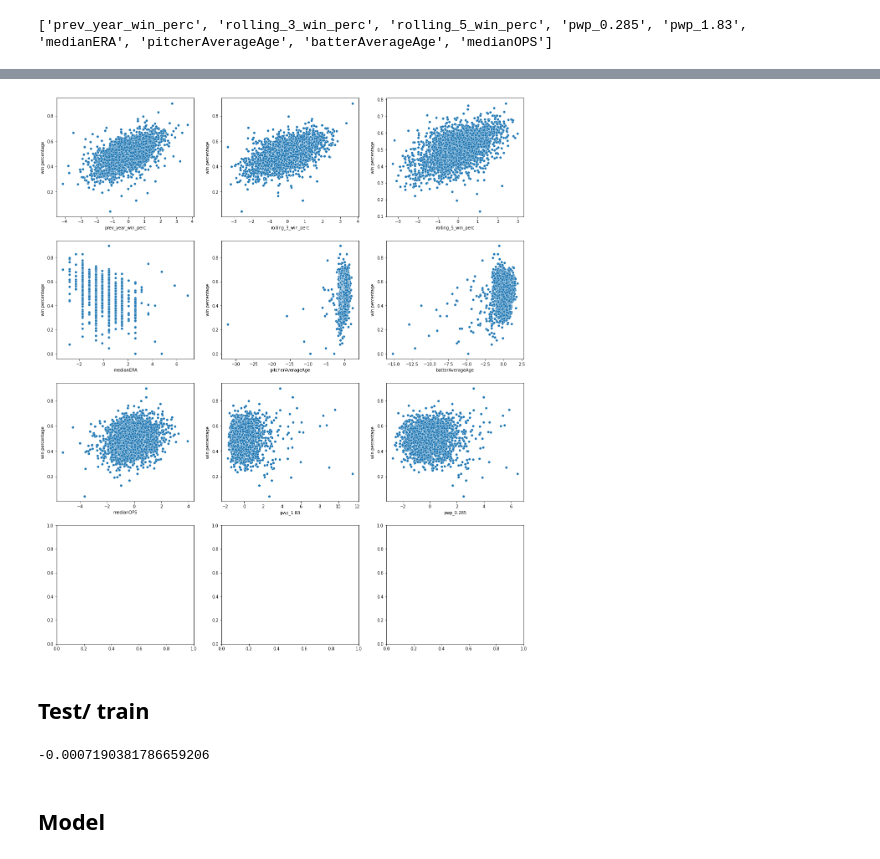
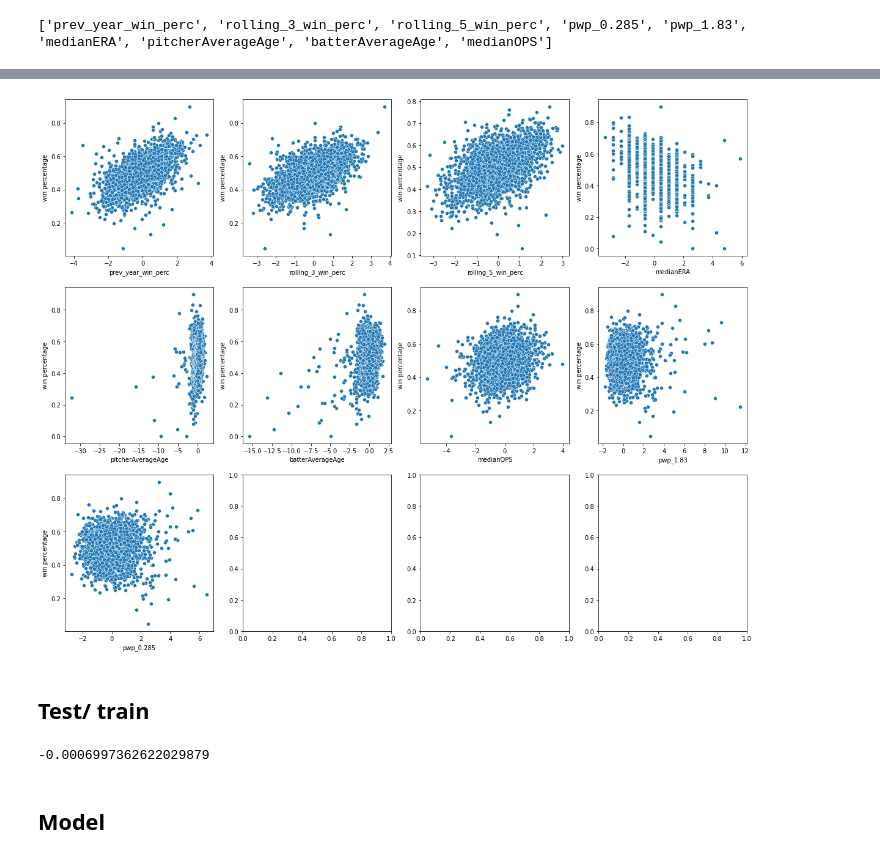
Before and after one commit to ShaliniR8/lahman-mlb, a Jupyter notebook: combined_features.ipynb, the cells around one changed output, grey strips where cells are left out. Saved outputs shown, nothing was run; the diff lists cells and outputs as text; code cells hidden in the pictures.

```diff
--- a/combined_features.ipynb
+++ b/combined_features.ipynb
@@ -235,3 +218 @@ b_features = b_features.rename(columns = {"age": "batterAverageAge", "ops": "med
-# %%
-y = teams.apply(lambda y: y['W']/ (y['W'] + y['L']), axis=1)
 # %% [markdown]
@@ -245,3 +226,5 @@ y = teams.apply(lambda y: y['W']/ (y['W'] + y['L']), axis=1)
 b_features = pd.read_csv('/content/b_features.csv').drop(columns = ['Unnamed: 0'])
 p_features = pd.read_csv('/content/p_features.csv').drop(columns = ['Unnamed: 0'])
 t_features = pd.read_csv('/content/t_features.csv').drop(columns = ['Unnamed: 0'])
+t_features = t_features[t_features['yearID'] > min(t_features['yearID'])]
+t_features.shape, b_features.shape
@@ -254,3 +239,8 @@ temp1 = pd.merge(t_features, p_features, how='inner', left_on = cols_to_merge_on
 # %%
 cols_to_merge_on = list(set(b_features.columns).intersection(set(temp1.columns)))
 features = pd.merge(temp1, b_features, how='inner', left_on=cols_to_merge_on, right_on=cols_to_merge_on)
+#dropping the first year because all columns except id are empty
+y_teams = teams[teams['yearID'] > min(teams['yearID'])].reset_index()
+y = y_teams.apply(lambda y: y['W']/ (y['W'] + y['L']), axis=1)
+y = list(y)
+features.shape, len(y)
@@ -301,23 +293,23 @@ X.head()
 # %%
 columns = ['prev_year_win_perc', 'rolling_3_win_perc',
        'rolling_5_win_perc', 'medianERA', 'pitcherAverageAge',
        'batterAverageAge', 'medianOPS', 'pwp_1.83', 'pwp_0.285']
 import seaborn as sns
 
-m = 4
-n = int(np.ceil(len(columns)/4))
+n = 4
+m = int(np.ceil(len(columns)/n))
 c = 0
-fig, axes = plt.subplots(m,n, figsize = (20, 8*n))
+fig, axes = plt.subplots(m,n, figsize = (20, 4*n))
 for i in range(m):
   for j in range(n):
     if c>= len(columns): break
     sns.scatterplot(x = X[columns[c]], y = y, ax=axes[i,j])
     axes[i, j].set_ylabel('win percentage')
     c += 1
 
 plt.show()
 # %% [output]
-[figure, old version]
+[figure, new version]
 # %% [markdown]
 ## Test/ train
 # %%
@@ -357,7 +349,7 @@ clf.fit(X_train, y_train)
 
 clf.score(X_test, y_test)
 # %% [output]
--0.0007190381786659206
+-0.0006997362622029879
 # %% [markdown]
 ## Model
 # %%
```
Also changed, not shown: parts of 27 cells of this notebook.
